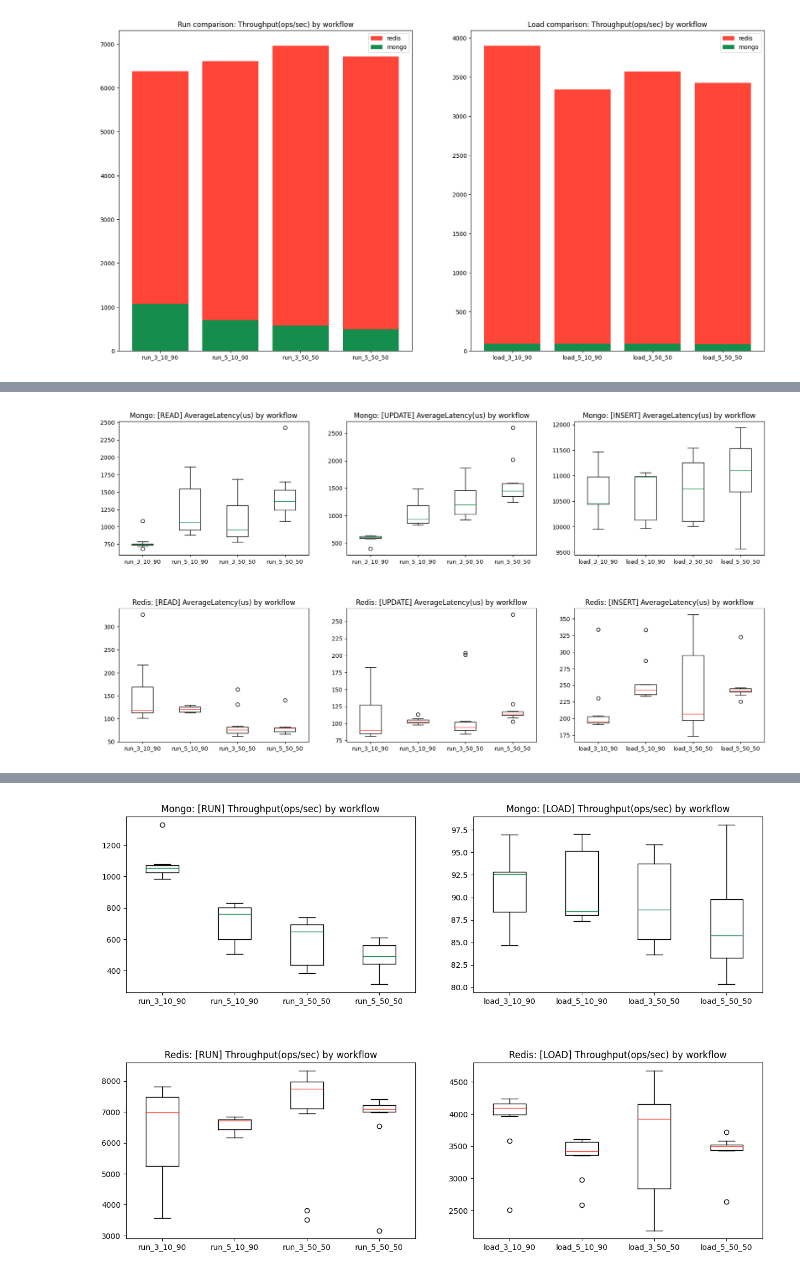
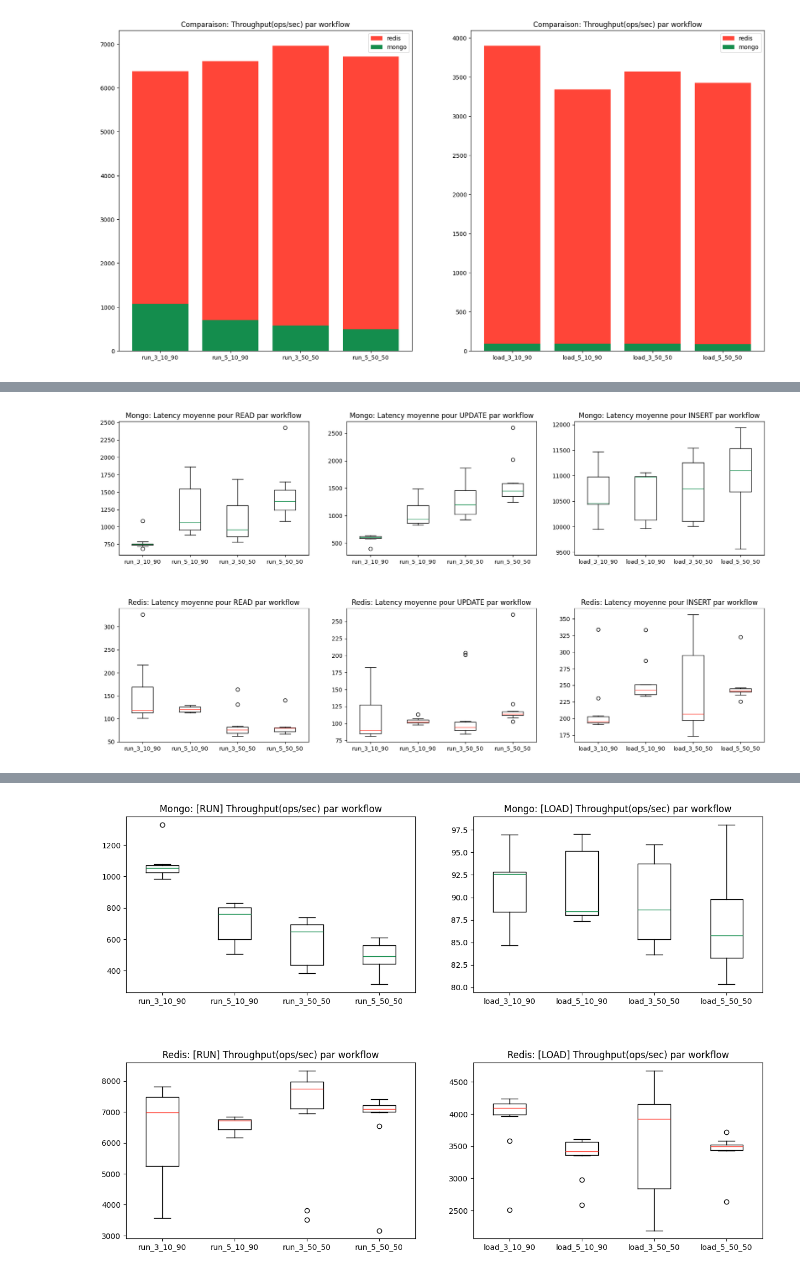
Before and after one commit to nicolegros/quantum-nebula, a Jupyter notebook: src/02-plots.ipynb, the cells around one changed output, grey strips where cells are left out. Drawn from its saved outputs; the diff is of its cells as text; code cells hidden in the pictures.

Commit message:
:globe_with_meridians: Translated titles in plots and tables

```diff
--- a/src/02-plots.ipynb
+++ b/src/02-plots.ipynb
@@ -1,6 +1,13 @@
 # %%
 mongo = "#148D4D"
 redis = "#FF4538"
+# %%
+translations = {
+    "[INSERT] AverageLatency(us)": "Latency moyenne pour INSERT",
+    '[READ] AverageLatency(us)': "Latency moyenne pour READ",
+    '[UPDATE] AverageLatency(us)': "Latency moyenne pour UPDATE",
+    "[OVERALL] Throughput(ops/sec)": "Throughput"
+}
 # %%
 import pandas as pd
 
@@ -122,7 +129,7 @@ fig, axs = plt.subplots(nrows=1, ncols=3, figsize=(20, 10))  # 2 rows, 2 columns
 for i, col in enumerate(attributes_run):
     axs[i].bar(mongorundf.columns.map(lambda x: x.split('-')[0]), height=mongorundf.mean(), label="mongo", color=mongo)
     axs[i].bar(redisrundf.columns.map(lambda x: x.split('-')[0]), height=redisrundf.mean(), label="redis", color=redis)
-    axs[i].set_title('Run comparison: ' + col + ' by workflow')
+    axs[i].set_title('Comparaison: ' + translations[col] + ' par workflow')
     axs[i].legend()
 
 for i, col in enumerate(attributes_load):
@@ -130,7 +137,7 @@ for i, col in enumerate(attributes_load):
                color=mongo)
     axs[2].bar(redisloaddf.columns.map(lambda x: x.split('-')[0]), height=redisloaddf.mean(), label="redis",
                color=redis)
-    axs[2].set_title('Load comparison: ' + col + ' by workflow')
+    axs[2].set_title('Comparaison: ' + translations[col] + ' par workflow')
     axs[2].legend()
 fig.subplots_adjust(hspace=0.4)
 plt.show()
@@ -144,16 +151,16 @@ for i, col in enumerate([throughput]):
     axs[i].bar(redisrundfthr.columns.map(lambda x: x.split('-')[0]), height=redisrundfthr.mean(), label="redis",
                color=redis)
     axs[i].bar(mongorundfthr.columns.map(lambda x: x.split('-')[0]), height=mongorundfthr.mean(), label="mongo",
-             color=mongo)
-    axs[i].set_title('Run comparison:' + col.split(']')[1] + ' by workflow')
+               color=mongo)
+    axs[i].set_title('Comparaison:' + col.split(']')[1] + ' par workflow')
     axs[i].legend()
 
 for i, col in enumerate([throughput]):
     axs[i + 1].bar(redisloaddfthr.columns.map(lambda x: x.split('-')[0]), height=redisloaddfthr.mean(), label="redis",
                    color=redis)
     axs[i + 1].bar(mongoloaddfthr.columns.map(lambda x: x.split('-')[0]), height=mongoloaddfthr.mean(), label="mongo",
-              color=mongo)
-    axs[i + 1].set_title('Load comparison:' + col.split(']')[1] + ' by workflow')
+                   color=mongo)
+    axs[i + 1].set_title('Comparaison:' + col.split(']')[1] + ' par workflow')
     axs[i + 1].legend()
 fig.subplots_adjust(hspace=0.4)
 plt.show()
@@ -190,29 +197,29 @@ redisrundf
 # %%
 fig, axs = plt.subplots(nrows=2, ncols=3, figsize=(20, 10))  # 2 rows, 2 columns
 
 for i, col in enumerate(attributes_run):
     bp1 = axs[0, i]
     axs[0, i].boxplot(mongorundf.filter(like=col.split(' ')[0]),
                       labels=mongorundf.filter(like=col.split(' ')[0]).columns.map(lambda x: x.split('-')[0]),
                       medianprops={"color": mongo})
-    axs[0, i].set_title('Mongo: ' + col + ' by workflow')
+    axs[0, i].set_title('Mongo: ' + translations[col] + ' par workflow')
 
     axs[1, i].boxplot(redisrundf.filter(like=col.split(' ')[0]),
                       labels=redisrundf.filter(like=col.split(' ')[0]).columns.map(lambda x: x.split('-')[0]),
                       medianprops={"color": redis})
-    axs[1, i].set_title('Redis: ' + col + ' by workflow')
+    axs[1, i].set_title('Redis: ' + translations[col] + ' par workflow')
 
 for i, col in enumerate(attributes_load):
     axs[0, 2].boxplot(mongoloaddf.filter(like=col.split(' ')[0]),
                       labels=mongoloaddf.filter(like=col.split(' ')[0]).columns.map(lambda x: x.split('-')[0]),
                       medianprops={"color": mongo})
-    axs[0, 2].set_title('Mongo: ' + col + ' by workflow')
+    axs[0, 2].set_title('Mongo: ' + translations[col] + ' par workflow')
 
     axs[1, 2].boxplot(redisloaddf.filter(like=col.split(' ')[0]),
                       labels=redisloaddf.filter(like=col.split(' ')[0]).columns.map(lambda x: x.split('-')[0]),
                       medianprops={"color": redis})
-    axs[1, 2].set_title('Redis: ' + col + ' by workflow')
+    axs[1, 2].set_title('Redis: ' + translations[col] + ' par workflow')
 fig.subplots_adjust(hspace=0.4)
 plt.show()
 # %% [output]
-[figure, old version]
+[figure, new version]
```
Also changed, not shown: parts of 8 cells of this notebook.
